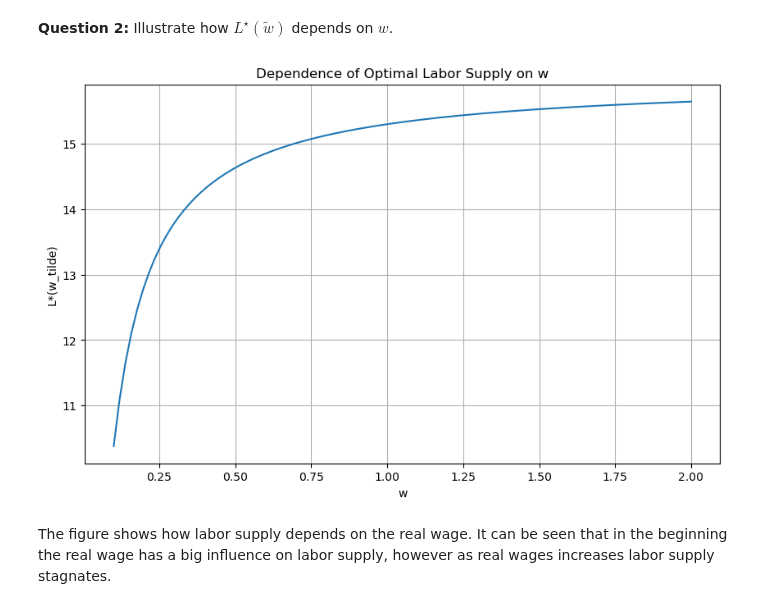
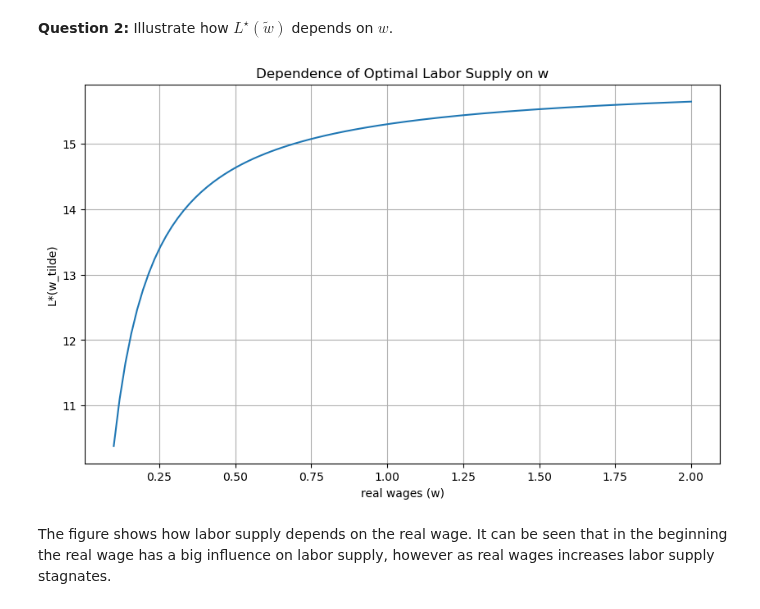
Before and after one commit to NumEconCopenhagen/projects-2023-jc, a Jupyter notebook: examrpoject/Exam-2023-notebookRIGTIG1.ipynb, the cells around one changed output. Drawn from its saved outputs; the diff is of its cells as text; code cells hidden in the pictures.

```diff
--- a/examrpoject/Exam-2023-notebookRIGTIG1.ipynb
+++ b/examrpoject/Exam-2023-notebookRIGTIG1.ipynb
@@ -79,16 +83,16 @@ As shown above, the optimal labor supply choise for G=1.0 and for G=2.0 is 15.30
 # %%
 #Defining L^*(w)
 L_star_values = [ex.optimal_labor_supply((1 - ex.tau) * ex.w, ex.kappa, ex.alpha, ex.v) for ex.w in ex.w_values]
 #Formatting the appearence of the figure and adding labels and a title:
-plt.figure(figsize=(10, 6))
-plt.plot(ex.w_values, L_star_values)
-plt.xlabel('w')
-plt.ylabel('L*(w_tilde)')
-plt.title('Dependence of Optimal Labor Supply on w')
-plt.grid(True)
+plt.figure(figsize=(10, 6)) #figure  size in the plot
+plt.plot(ex.w_values, L_star_values) #the two variables in the plot
+plt.xlabel('real wages (w)') #x-label
+plt.ylabel('L*(w_tilde)') #y-label
+plt.title('Dependence of Optimal Labor Supply on w') #title
+plt.grid(True) #makes the gitterlines
 plt.show()
 # %% [output]
-[figure, old version]
+[figure, new version]
 # %% [markdown]
 The figure shows how labor supply depends on the real wage. It can be seen that in the beginning the real wage has a big influence on labor supply, however as real wages increases labor supply stagnates.
 # %% [markdown]
```
Also changed, not shown: parts of 9 cells of this notebook.
